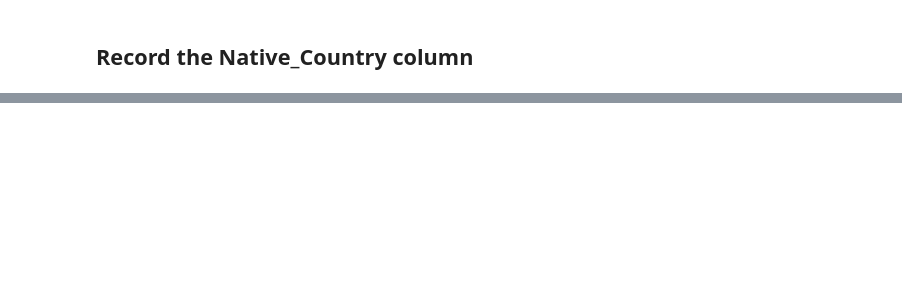
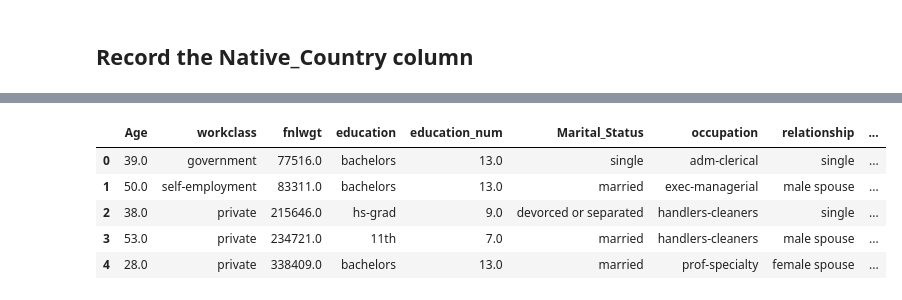
Before and after one commit to inezaeliane/Adult_income, a Jupyter notebook: notebooks/Data cleaning.ipynb, the cells around one changed output, grey strips where cells are left out. Drawn from its saved outputs; the diff is of its cells as text; code cells hidden in the pictures; blank space fills up the shorter version.

```diff
--- a/notebooks/Data cleaning.ipynb
+++ b/notebooks/Data cleaning.ipynb
@@ -433,11 +433,12 @@ array(['never-married', 'married-civ-spouse', 'divorced',
 # %%
-adult_df['Marital_Status']=adult_df['Marital_Status'].replace({
-    'never-married':'single',
-    'married-civ-spouse':'married',
-    'married-spouse-absent':'devorced or separated',
-    'divorced':'devorced or separated',
-    'separated':'devorced or separated',
-    'married-af-spouse':'married',})
+adult_df.loc[:, 'Marital_Status'] = adult_df['Marital_Status'].replace({
+    'never-married': 'single',
+    'married-civ-spouse': 'married',
+    'married-af-spouse': 'married',
+    'married-spouse-absent': 'devorced or separated',
+    'divorced': 'devorced or separated',
+    'separated': 'devorced or separated'
+})
 # %%
 adult_df['Marital_Status'].unique()
 # %% [output]
@@ -482,13 +482,13 @@ array(['white collar', 'blue collar', 'service', 'unknown', 'military'],
 # %% [markdown]
 adult_df['relationship'].unique()
 # %%
-adult_df['relationship'] = adult_df['relationship'].replace({
+adult_df.loc[:, 'relationship'] = adult_df['relationship'].replace({
     'not-in-family': 'single',
     'husband': 'male spouse',
     'wife': 'female spouse',
     'own-child': 'child',
     'unmarried': 'single',
-    'other-relative' : 'extended relative',
+    'other-relative': 'extended relative'
 })
 # %%
 adult_df['relationship'].unique()
@@ -505,5 +505,5 @@ array(['white', 'black', 'asian-pac-islander', 'amer-indian-eskimo',
 # %%
-adult_df['race'] = adult_df['race'].replace({
+adult_df.loc[:,'race'] = adult_df['race'].replace({
     'White': 'white',
     'Asian-Pac-Islander': 'asian or pacific islander',
     'Amer-Indian-Eskimo': 'american indian or eskimo',
@@ -532,6 +532,8 @@ array(['united-states', 'cuba', 'jamaica', 'india', 'other', 'mexico',
 # %%
-adult_df['native_region'] = adult_df['native_country'].map({
-    'united-states': 'north_america',
+
+
+# Map the values to a new column
+adult_df.loc[:,'native_region'] = adult_df['native_country'].map({'united-states': 'north_america',
     'cambodia': 'asia',
     'england': 'europe',
     'puerto-rico': 'north_america',
@@ -573,9 +575,7 @@ adult_df['native_region'] = adult_df['native_country'].map({
     'hong': 'asia',
     'other': 'other',
     'holand-netherlands': 'europe'
-}
-
-                                                    )
+})
 # %%
 adult_df['native_region'].unique()
 # %% [output]
@@ -583,0 +584,9 @@ array(['north_america', 'central_america', 'asia', 'other',
+# %%
+adult_df.head()
+# %% [output]
+|  | Age | workclass | fnlwgt | education | education_num | Marital_Status | occupation | relationship | ... |
+| 0 | 39.0 | government | 77516.0 | bachelors | 13.0 | single | adm-clerical | single | ... |
+| 1 | 50.0 | self-employment | 83311.0 | bachelors | 13.0 | married | exec-managerial | male spouse | ... |
+| 2 | 38.0 | private | 215646.0 | hs-grad | 9.0 | devorced or separated | handlers-cleaners | single | ... |
+| 3 | 53.0 | private | 234721.0 | 11th | 7.0 | married | handlers-cleaners | male spouse | ... |
+| 4 | 28.0 | private | 338409.0 | bachelors | 13.0 | married | prof-specialty | female spouse | ... |
```
Also changed, not shown: parts of 20 cells of this notebook, 1 other file.
